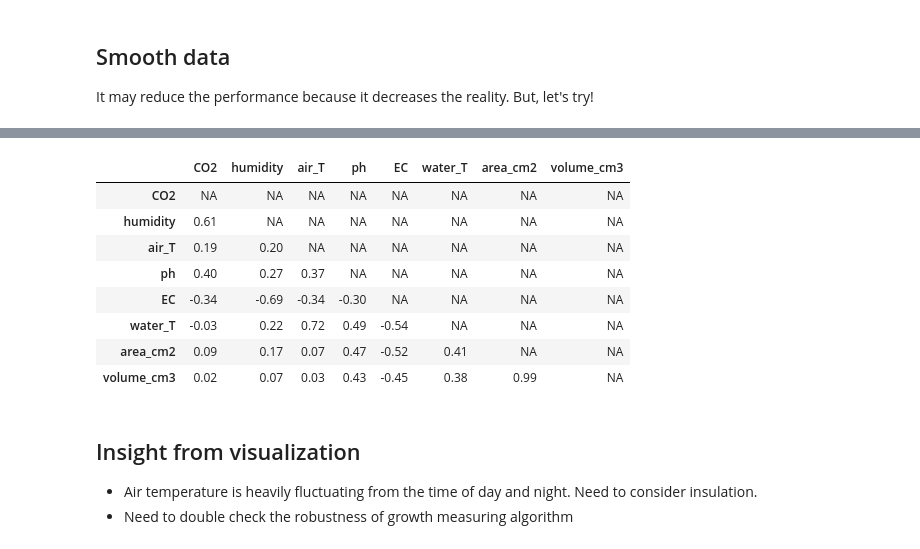
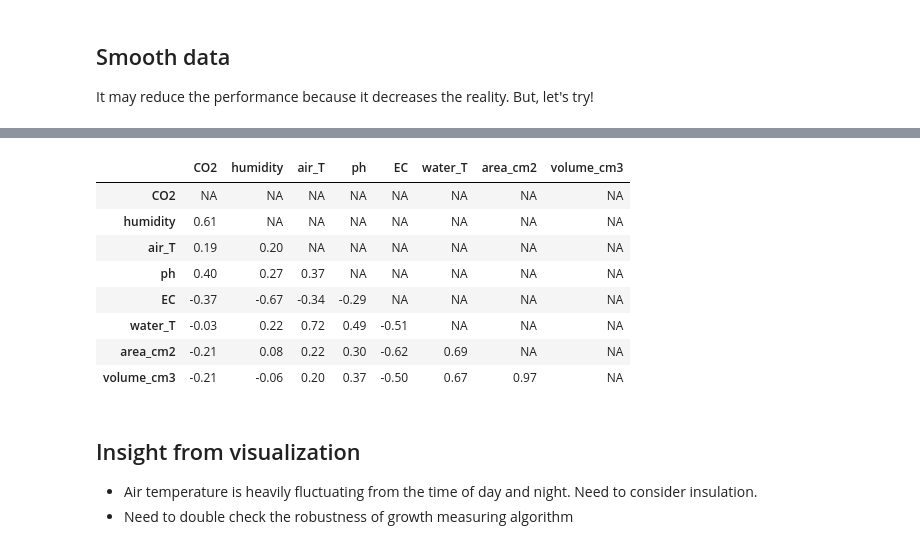
Before and after one commit to ccomkhj/farm_data_analysis, a Jupyter notebook: sensor_data_visualization.ipynb, the cells around one changed output, grey strips where cells are left out. Saved outputs shown, nothing was run; the diff lists cells and outputs as text; code cells hidden in the pictures.

```diff
--- a/sensor_data_visualization.ipynb
+++ b/sensor_data_visualization.ipynb
@@ -126,9 +127,9 @@ df_merge.head(10)
 ## Create relative time
 This is time starting from the beginning of the batch
 # %%
-df_merge["time_rel"] = df_merge.time_s - df_merge.time_s.min()
-df_merge = df_merge.sort_values(by="time_rel")
-df_merge = df_merge.drop("time_s", axis=1).set_index("time_rel")
+df_merge["time_rel_h"] = np.round((df_merge.time_s - df_merge.time_s.min())/3600, 3)
+df_merge = df_merge.sort_values(by="time_rel_h")
+df_merge = df_merge.drop("time_s", axis=1).set_index("time_rel_h")
 df_merge = df_merge.interpolate('index',  limit_direction='both')
 df_merge.head(10)
 # %% [output]
@@ -273,0 +315,11 @@ df_merge_scale_smooth.plot(figsize=(32, 6))
+# %%
+K = 350 # smoothing factor
+df_merge_scale_smooth = df_merge_scale.ewm(span = K).mean()
+# df_merge_scale_smooth = df_merge_scale.rolling(K).median() # median smoothing
+# fig, ax = plt.subplots()
+# df_merge_scale_smooth.plot(figsize=(32, 6), title="Hexafarms' Sensor Data", lw=2, fontsize=16, ax=ax, grid=True)
+
+# for line in ax.get_lines(): # if different line size is needed.
+#     if line.get_label() == "area_cm2" or line.get_label() == "volume_cm3":
+#         line.set_linewidth(6)
+df_merge_scale_smooth.plot(figsize=(32, 12), title="Hexafarms' Sensor Data", lw=2, fontsize=16,  subplots=True, layout=(3,4), sharex=False)
@@ -274,19 +340,19 @@ df_merge_scale_smooth.plot(figsize=(32, 6))
 # %%
-corr = df_merge_scale_smooth.corr()
-mask = np.zeros_like(corr, dtype=bool)
+corr_scale = df_merge_scale_smooth.corr()
+mask = np.zeros_like(corr_scale, dtype=bool)
 mask[np.triu_indices_from(mask)] = True
-corr[mask] = np.nan
-corr.style.background_gradient(cmap='coolwarm').highlight_null(null_color='#f1f1f1').format(precision=2, na_rep='NA')
+corr_scale[mask] = np.nan
+corr_scale.style.background_gradient(cmap='coolwarm').highlight_null(null_color='#f1f1f1').format(precision=2, na_rep='NA')
 # %% [output]
 |  | CO2 | humidity | air_T | ph | EC | water_T | area_cm2 | volume_cm3 |
 | CO2 | NA | NA | NA | NA | NA | NA | NA | NA |
 | humidity | 0.61 | NA | NA | NA | NA | NA | NA | NA |
 | air_T | 0.19 | 0.20 | NA | NA | NA | NA | NA | NA |
 | ph | 0.40 | 0.27 | 0.37 | NA | NA | NA | NA | NA |
-| EC | -0.34 | -0.69 | -0.34 | -0.30 | NA | NA | NA | NA |
-| water_T | -0.03 | 0.22 | 0.72 | 0.49 | -0.54 | NA | NA | NA |
-| area_cm2 | 0.09 | 0.17 | 0.07 | 0.47 | -0.52 | 0.41 | NA | NA |
-| volume_cm3 | 0.02 | 0.07 | 0.03 | 0.43 | -0.45 | 0.38 | 0.99 | NA |
+| EC | -0.37 | -0.67 | -0.34 | -0.29 | NA | NA | NA | NA |
+| water_T | -0.03 | 0.22 | 0.72 | 0.49 | -0.51 | NA | NA | NA |
+| area_cm2 | -0.21 | 0.08 | 0.22 | 0.30 | -0.62 | 0.69 | NA | NA |
+| volume_cm3 | -0.21 | -0.06 | 0.20 | 0.37 | -0.50 | 0.67 | 0.97 | NA |
 # %% [markdown]
 ## Insight from visualization
 - Air temperature is heavily fluctuating from the time of day and night. Need to consider insulation.
```
Also changed, not shown: parts of 16 cells of this notebook, 1 other file.
